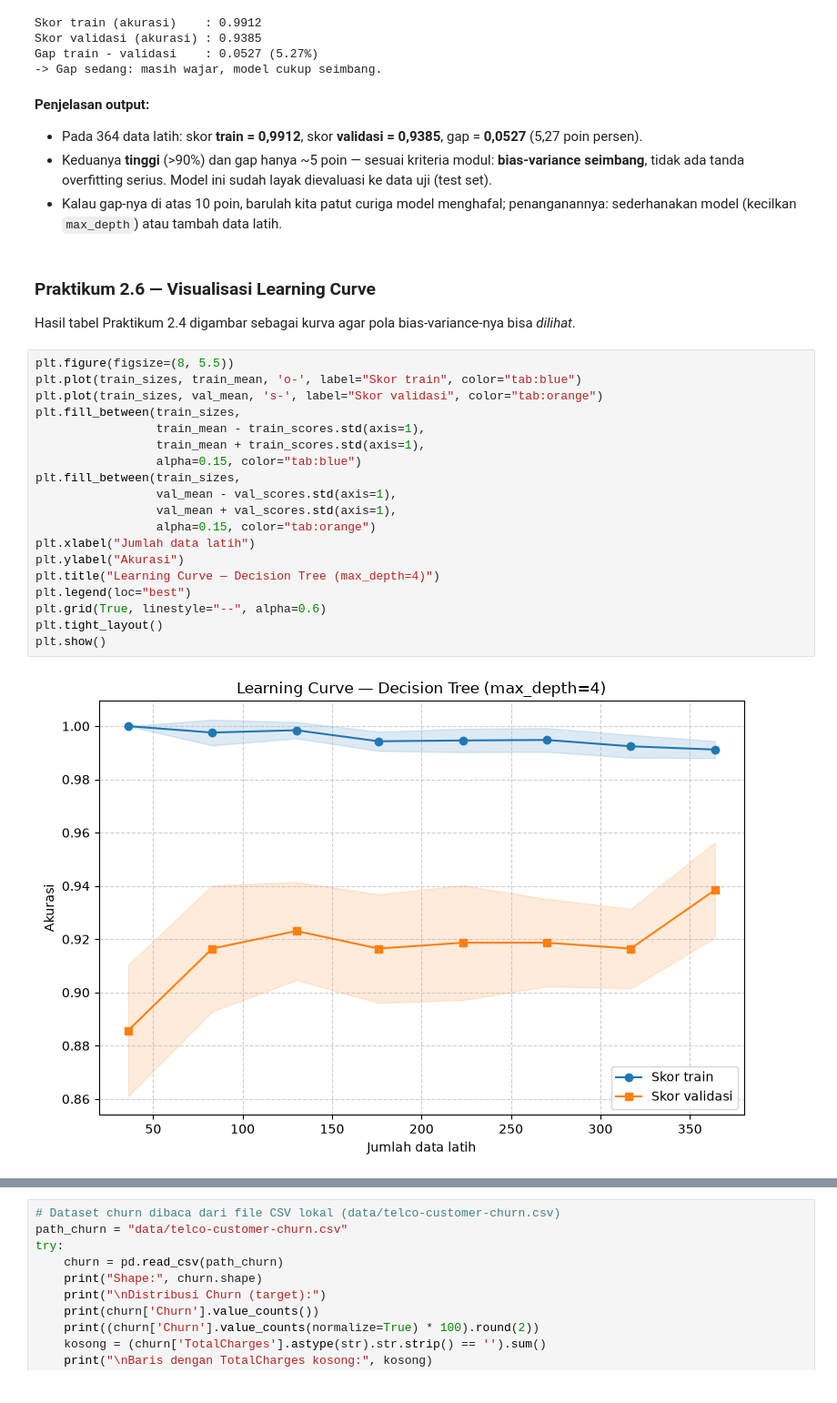
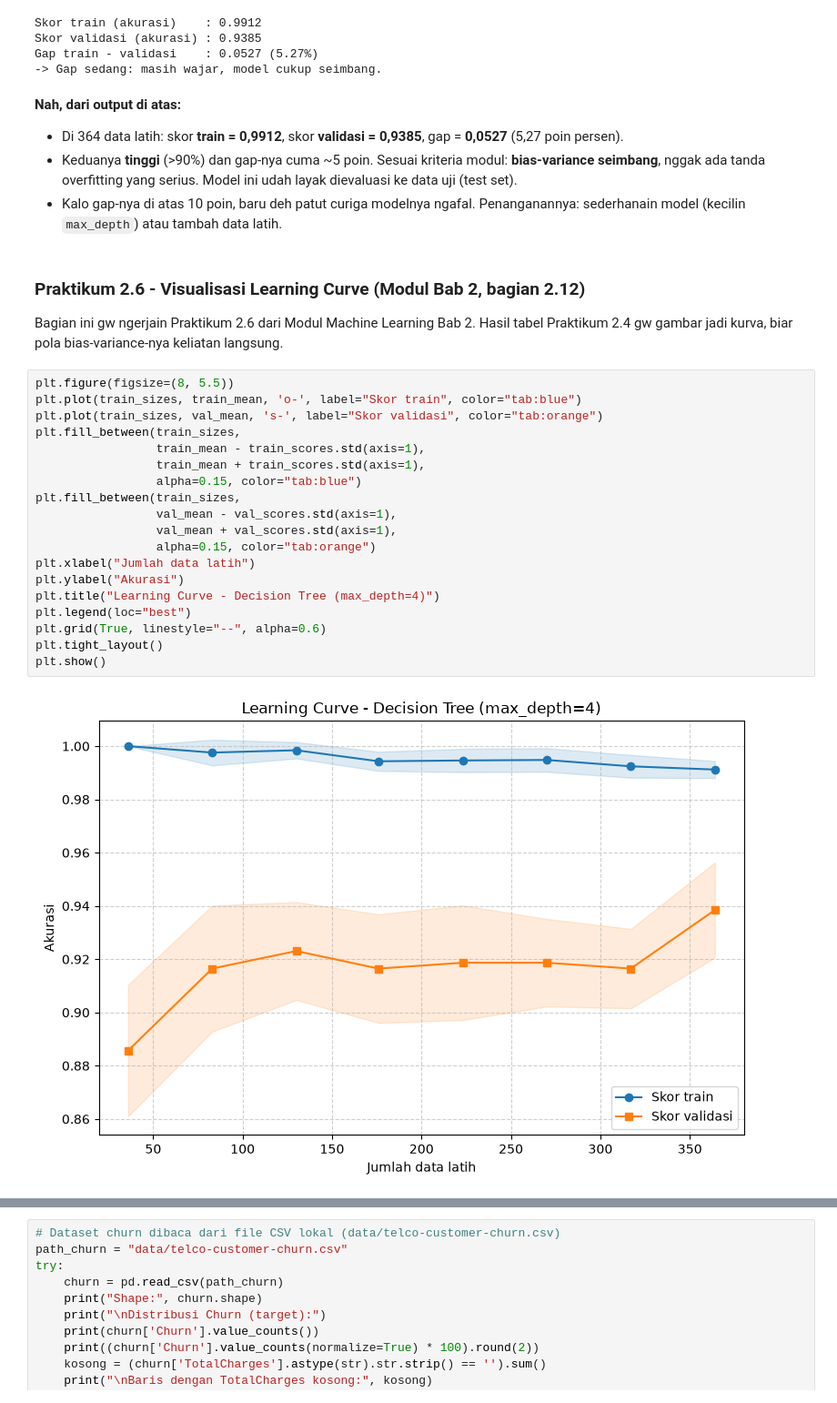
Before and after one commit to dandienter/praktikumML, a Jupyter notebook: bab-02-workflow-crisp-dm-bias-variance/praktikum-bab-02.ipynb, the cells around one changed output, grey strips where cells are left out. Shown at 91% size. Saved outputs shown, nothing was run; the diff lists cells and outputs as text.

Commit message:
Revisi PDF+notebook Bab 1-5: bahasa ala Dandi, label modul, anti kepotong & halaman nanggung

```diff
--- a/bab-02-workflow-crisp-dm-bias-variance/praktikum-bab-02.ipynb
+++ b/bab-02-workflow-crisp-dm-bias-variance/praktikum-bab-02.ipynb
@@ -187,33 +188,33 @@ Skor validasi (akurasi) : 0.9385
 Gap train - validasi    : 0.0527 (5.27%)
 -> Gap sedang: masih wajar, model cukup seimbang.
 # %% [markdown]
-**Penjelasan output:**
-- Pada 364 data latih: skor **train = 0,9912**, skor **validasi = 0,9385**, gap = **0,0527** (5,27 poin persen).
-- Keduanya **tinggi** (>90%) dan gap hanya ~5 poin — sesuai kriteria modul: **bias-variance seimbang**, tidak ada tanda overfitting serius. Model ini sudah layak dievaluasi ke data uji (test set).
-- Kalau gap-nya di atas 10 poin, barulah kita patut curiga model menghafal; penanganannya: sederhanakan model (kecilkan `max_depth`) atau tambah data latih.
+**Nah, dari output di atas:**
+- Di 364 data latih: skor **train = 0,9912**, skor **validasi = 0,9385**, gap = **0,0527** (5,27 poin persen).
+- Keduanya **tinggi** (>90%) dan gap-nya cuma ~5 poin. Sesuai kriteria modul: **bias-variance seimbang**, nggak ada tanda overfitting yang serius. Model ini udah layak dievaluasi ke data uji (test set).
+- Kalo gap-nya di atas 10 poin, baru deh patut curiga modelnya ngafal. Penanganannya: sederhanain model (kecilin `max_depth`) atau tambah data latih.
 # %% [markdown]
-### Praktikum 2.6 — Visualisasi Learning Curve
+### Praktikum 2.6 - Visualisasi Learning Curve (Modul Bab 2, bagian 2.12)
 
-Hasil tabel Praktikum 2.4 digambar sebagai kurva agar pola bias-variance-nya bisa *dilihat*.
+Bagian ini gw ngerjain Praktikum 2.6 dari Modul Machine Learning Bab 2. Hasil tabel Praktikum 2.4 gw gambar jadi kurva, biar pola bias-variance-nya keliatan langsung.
 # %%
 plt.figure(figsize=(8, 5.5))
 plt.plot(train_sizes, train_mean, 'o-', label="Skor train", color="tab:blue")
 plt.plot(train_sizes, val_mean, 's-', label="Skor validasi", color="tab:orange")
 plt.fill_between(train_sizes,
                  train_mean - train_scores.std(axis=1),
                  train_mean + train_scores.std(axis=1),
                  alpha=0.15, color="tab:blue")
 plt.fill_between(train_sizes,
                  val_mean - val_scores.std(axis=1),
                  val_mean + val_scores.std(axis=1),
                  alpha=0.15, color="tab:orange")
 plt.xlabel("Jumlah data latih")
 plt.ylabel("Akurasi")
-plt.title("Learning Curve — Decision Tree (max_depth=4)")
+plt.title("Learning Curve - Decision Tree (max_depth=4)")
 plt.legend(loc="best")
 plt.grid(True, linestyle="--", alpha=0.6)
 plt.tight_layout()
 plt.show()
 # %% [output]
-[figure, old version]
+[figure, new version]
 # %% [markdown]
```
Also changed, not shown: parts of 32 cells of this notebook, 10 other files.
